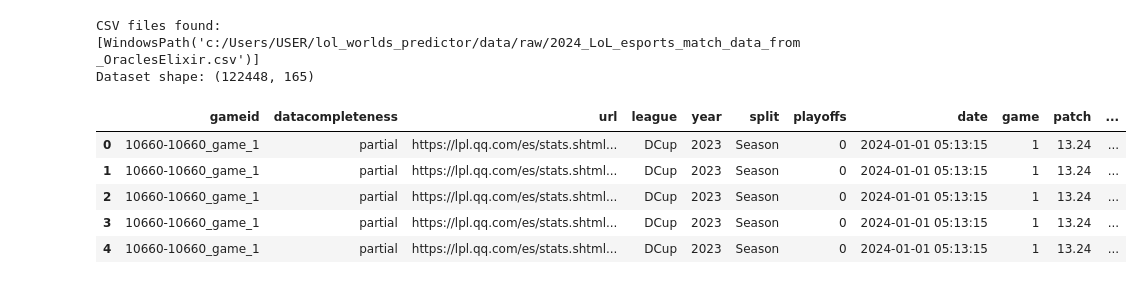
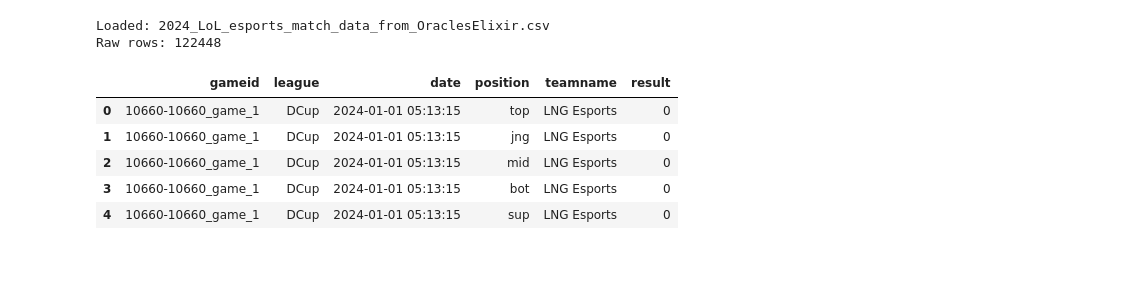
Before and after one commit to dophat1/lol-worlds-predictor, a Jupyter notebook: notebooks/01_data_exploration.ipynb, the cells around one changed output. Saved outputs shown, nothing was run; the diff lists cells and outputs as text; code cells hidden in the pictures.

```diff
--- a/notebooks/01_data_exploration.ipynb
+++ b/notebooks/01_data_exploration.ipynb
@@ -8,33 +8,54 @@ pd.set_option("display.max_rows", 30)
 # %%
 from pathlib import Path
 
-# Works when notebook is run from the project root
-# or the notebooks directory
+import pandas as pd
+import matplotlib.pyplot as plt
+
+pd.set_option("display.max_columns", 30)
+
 base = Path.cwd()
 
-if not (base / "data" / "raw").exists():
+if not (base / "data" / "raw").is_dir():
     base = base.parent
 
-files = list((base / "data" / "raw").glob("*.csv"))
-
-print("CSV files found:", files)
-
-if not files:
+if not (base / "data" / "raw").is_dir():
     raise FileNotFoundError(
-        "No CSV files found in data/raw/"
+        "Start Jupyter from the project root or notebooks folder."
     )
 
-df = pd.read_csv(files[0], low_memory=False)
+raw_file = (
+    base
+    / "data"
+    / "raw"
+    / "2024_LoL_esports_match_data_from_OraclesElixir.csv"
+)
 
-print("Dataset shape:", df.shape)
+required_columns = [
+    "gameid",
+    "date",
+    "league",
+    "teamname",
+    "position",
+    "result",
+]
+
+df = pd.read_csv(
+    raw_file,
+    usecols=required_columns,
+    low_memory=False,
+)
+
+print("Loaded:", raw_file.name)
+print("Raw rows:", len(df))
+
 display(df.head())
 # %% [output]
-CSV files found: [WindowsPath('c:/Users/USER/lol_worlds_predictor/data/raw/2024_LoL_esports_match_data_from_OraclesElixir.csv')]
-Dataset shape: (122448, 165)
+Loaded: 2024_LoL_esports_match_data_from_OraclesElixir.csv
+Raw rows: 122448
-|  | gameid | datacompleteness | url | league | year | split | playoffs | date | game | patch | ... |
-| 0 | 10660-10660_game_1 | partial | https://lpl.qq.com/es/stats.shtml... | DCup | 2023 | Season | 0 | 2024-01-01 05:13:15 | 1 | 13.24 | ... |
-| 1 | 10660-10660_game_1 | partial | https://lpl.qq.com/es/stats.shtml... | DCup | 2023 | Season | 0 | 2024-01-01 05:13:15 | 1 | 13.24 | ... |
-| 2 | 10660-10660_game_1 | partial | https://lpl.qq.com/es/stats.shtml... | DCup | 2023 | Season | 0 | 2024-01-01 05:13:15 | 1 | 13.24 | ... |
-| 3 | 10660-10660_game_1 | partial | https://lpl.qq.com/es/stats.shtml... | DCup | 2023 | Season | 0 | 2024-01-01 05:13:15 | 1 | 13.24 | ... |
-| 4 | 10660-10660_game_1 | partial | https://lpl.qq.com/es/stats.shtml... | DCup | 2023 | Season | 0 | 2024-01-01 05:13:15 | 1 | 13.24 | ... |
+|  | gameid | league | date | position | teamname | result |
+| 0 | 10660-10660_game_1 | DCup | 2024-01-01 05:13:15 | top | LNG Esports | 0 |
+| 1 | 10660-10660_game_1 | DCup | 2024-01-01 05:13:15 | jng | LNG Esports | 0 |
+| 2 | 10660-10660_game_1 | DCup | 2024-01-01 05:13:15 | mid | LNG Esports | 0 |
+| 3 | 10660-10660_game_1 | DCup | 2024-01-01 05:13:15 | bot | LNG Esports | 0 |
+| 4 | 10660-10660_game_1 | DCup | 2024-01-01 05:13:15 | sup | LNG Esports | 0 |
 # %%
```
Also changed, not shown: parts of 11 cells of this notebook.
